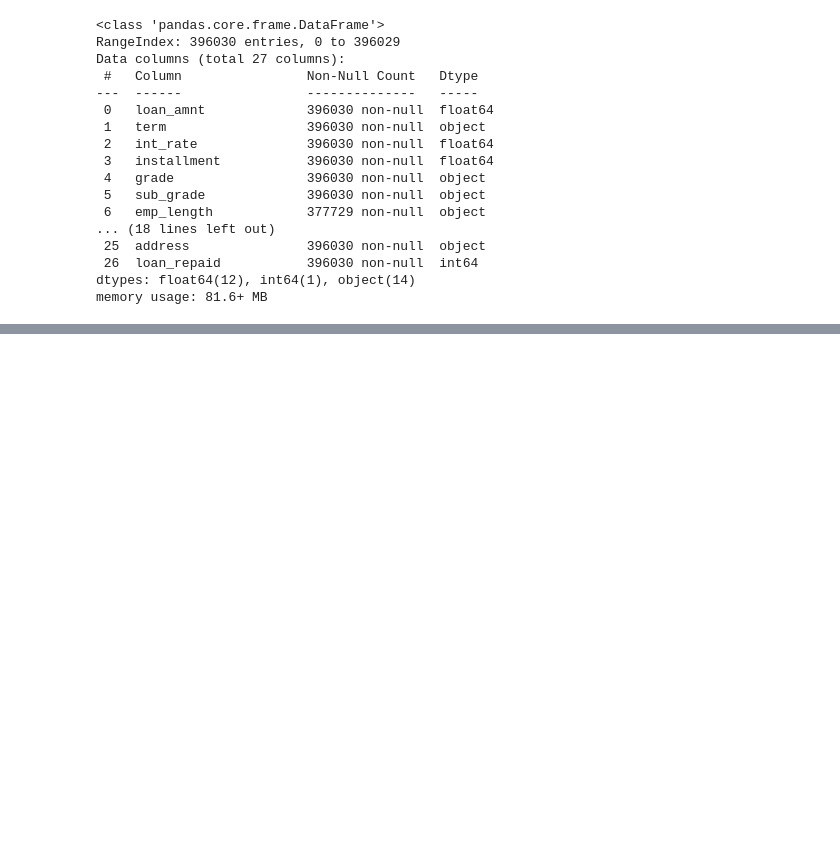
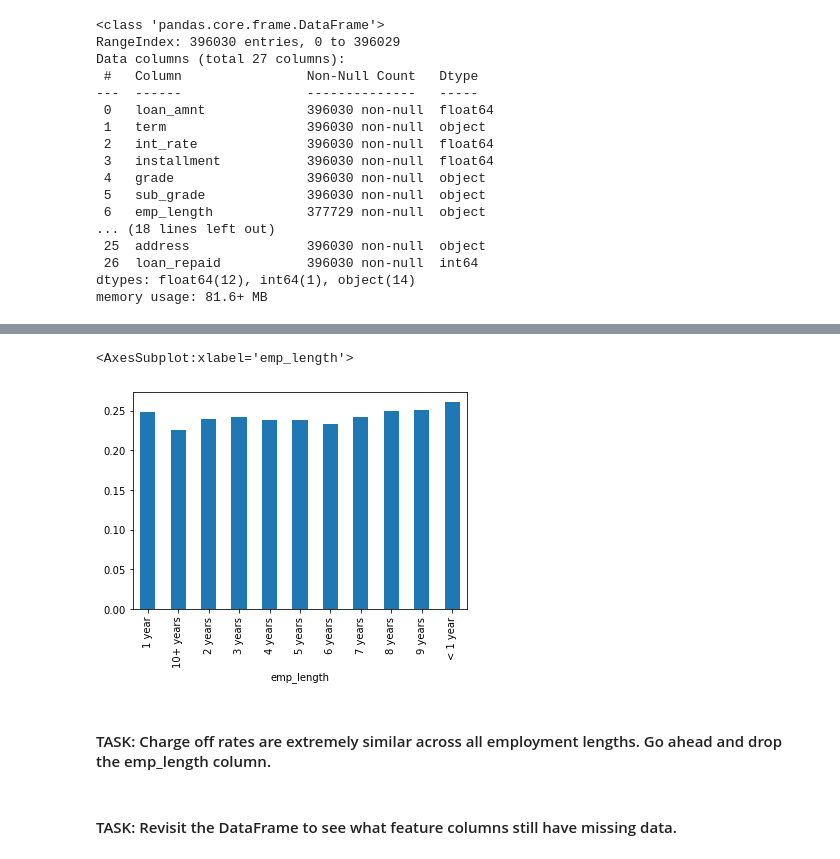
Before and after one commit to khunamir/pfmladsbc, a Jupyter notebook: Neural Nets Playground/Keras Project Exercise.ipynb, the cells around one changed output, grey strips where cells are left out. Drawn from its saved outputs; the diff is of its cells as text; code cells hidden in the pictures; blank space fills up the shorter version.

Commit message:
Keras Project Exercise Data Preprocessing Part 2

```diff
--- a/Neural Nets Playground/Keras Project Exercise.ipynb
+++ b/Neural Nets Playground/Keras Project Exercise.ipynb
@@ -419,2 +430,2 @@ memory usage: 81.6+ MB
 # %%
-df[df['emp_length'] == '1 year']['loan_status']
+loan_co = df[df['loan_status'] == 'Charged Off'].groupby('emp_length').count()['loan_amnt']
@@ -433,0 +432,4 @@ Name: loan_status, Length: 25882, dtype: object
+# %%
+loan_fp = df[df['loan_status'] == 'Fully Paid'].groupby('emp_length').count()['loan_amnt']
+# %%
+loan_co_ratio = loan_co / loan_fp
@@ -433,0 +452,7 @@ Name: loan_status, Length: 25882, dtype: object
+# %%
+loan_co_ratio.plot(kind='bar')
+# %% [output]
+<AxesSubplot:xlabel='emp_length'>
+[figure, added]
+# %% [markdown]
+#### TASK: Charge off rates are extremely similar across all employment lengths. Go ahead and drop the emp_length column.
@@ -433,0 +461,2 @@ Name: loan_status, Length: 25882, dtype: object
+# %% [markdown]
+#### TASK: Revisit the DataFrame to see what feature columns still have missing data.
```
Also changed, not shown: parts of 31 cells of this notebook.
